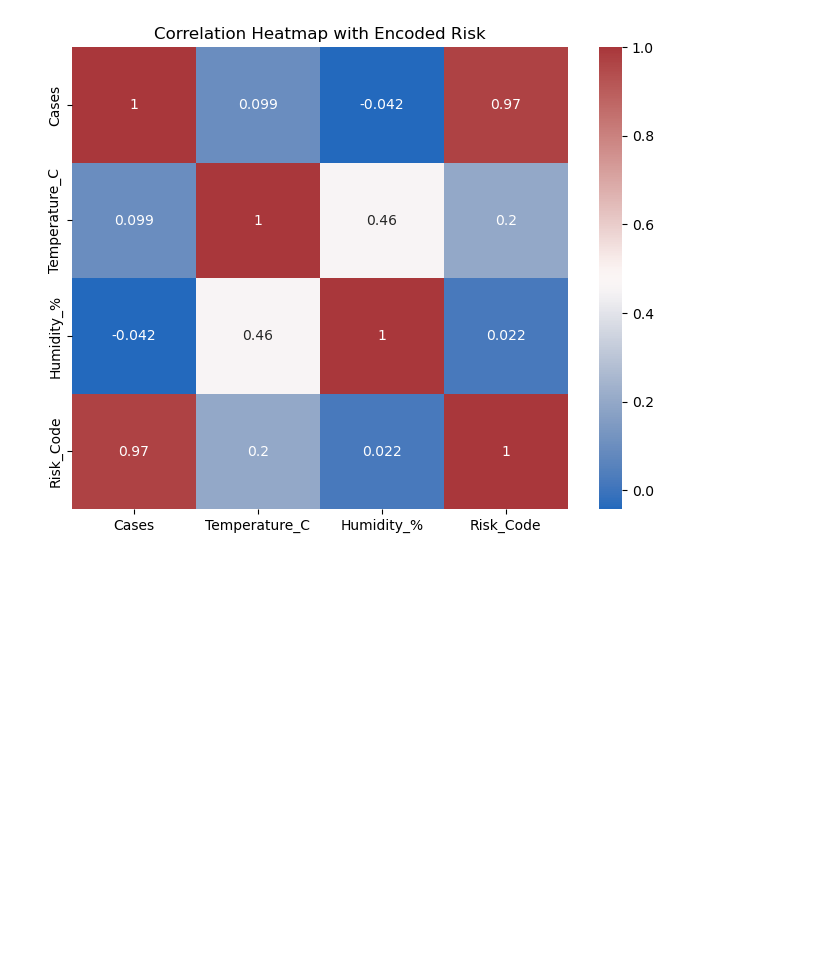
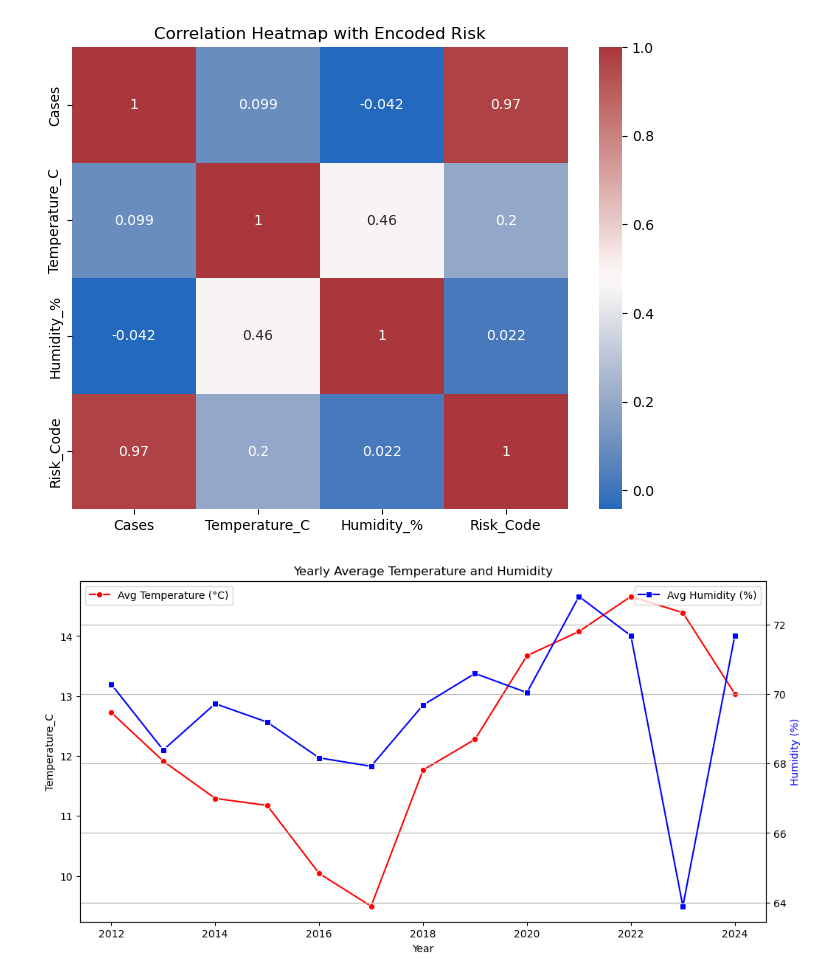
Before and after one commit to andreaxdeleon/GroupReportPRT564-Group15-, a Jupyter notebook: EDA (Classification focused).ipynb, the cells around one changed output. Cells and saved outputs as stored; diff of their text form; code cells hidden in the pictures; blank space fills up the shorter version.

```diff
--- a/EDA (Classification focused).ipynb
+++ b/EDA (Classification focused).ipynb
@@ -4,34 +4,40 @@ import numpy as np
 import seaborn as sns
 import matplotlib.pyplot as plt
 
+# Set random seed for reproducibility
 np.random.seed(0)
 
-# Define base monthly data
+# 1. Define base monthly case data
 df_monthly = pd.DataFrame({
     'Month': ["January", "February", "March", "April", "May", "June",
               "July", "August", "September", "October", "November", "December"],
     'Cases': [10, 6, 7, 19, 22, 23, 24, 20, 18, 10, 10, 4]
 })
 df_monthly['Month_Num'] = range(1, 13)
-df_monthly['Temperature_C'] = np.round(np.random.normal(loc=10 + 10 * np.sin((df_monthly['Month_Num'] - 1) / 12 * 2 * np.pi), scale=3), 1)
+
+# 2. Simulate temperature and humidity by month
+df_monthly['Temperature_C'] = np.round(
+    np.random.normal(loc=10 + 10 * np.sin((df_monthly['Month_Num'] - 1) / 12 * 2 * np.pi), scale=3), 1
+)
 df_monthly['Humidity_%'] = np.clip(np.random.normal(70, 10, size=len(df_monthly)), 40, 100).astype(int)
 
-# Expand by region
+# 3. Define regions and expand monthly data
 regions = [
     "East Midlands", "East of England", "London", "North East", "North West", "Scotland",
     "South East", "South West", "Wales", "West Midlands", "Yorkshire and The Humber"
 ]
 df_expanded = pd.concat([df_monthly.assign(Region=region) for region in regions], ignore_index=True)
 
-# Add variation and year
+# 4. Add regional variation to temp & humidity
 df_expanded['Temperature_C'] += np.random.normal(0, 1.5, len(df_expanded))
 df_expanded['Humidity_%'] += np.random.normal(0, 5, len(df_expanded))
 df_expanded['Humidity_%'] = df_expanded['Humidity_%'].clip(40, 100)
 
+# 5. Assign years
 years = np.tile(np.arange(2012, 2025), int(np.ceil(len(df_expanded) / 13)))[:len(df_expanded)]
 df_expanded['Year'] = years
 
-# Risk classification
+# 6. Risk classification based on case count
 df_expanded['Risk_Level'] = pd.cut(
     df_expanded['Cases'],
     bins=[-1, 6, 12, 18, np.inf],
@@ -43,3 +49,9 @@ df_expanded['Risk_Level'] = pd.Categorical(
     ordered=True
 )
 df_expanded['Risk_Code'] = df_expanded['Risk_Level'].cat.codes
+
+# 7. Compute yearly averages of temperature and humidity
+yearly_avg = df_expanded.groupby('Year')[['Temperature_C', 'Humidity_%']].mean().reset_index()
+
+# Show the first few rows of the final dataframe
+df_expanded.head()
@@ -63,30 +82,42 @@ plt.figure(figsize=(8, 6))
 sns.boxplot(data=df_expanded, x='Risk_Level', y='Humidity_%', hue='Risk_Level', palette='Set3', legend=False)
 plt.title("Humidity Distribution by Risk Level")
 plt.show()
 
 # 4. Temperature vs Humidity Scatter
 plt.figure(figsize=(8, 6))
 sns.scatterplot(data=df_expanded, x='Temperature_C', y='Humidity_%', hue='Risk_Level', palette='tab10')
 plt.title("Temperature vs Humidity by Risk Level")
 plt.show()
 
 # 5. Region-wise Risk Count
 plt.figure(figsize=(10, 8))
 sns.countplot(data=df_expanded, y='Region', hue='Risk_Level', order=df_expanded['Region'].value_counts().index, palette='Set2')
 plt.title("Region-wise Risk Level Distribution")
 plt.legend(title='Risk Level')
 plt.show()
 
 # 6. Correlation Heatmap
 plt.figure(figsize=(8, 6))
 corr_data = df_expanded[['Cases', 'Temperature_C', 'Humidity_%', 'Risk_Code']].corr()
 sns.heatmap(corr_data, annot=True, cmap='vlag')
 plt.title("Correlation Heatmap with Encoded Risk")
 plt.show()
+
+# 7. Yearly Average Temperature and Humidity
+plt.figure(figsize=(12, 6))
+sns.lineplot(data=yearly_avg, x='Year', y='Temperature_C', label='Avg Temperature (°C)', color='red', marker='o')
+ax2 = plt.gca().twinx()
+sns.lineplot(data=yearly_avg, x='Year', y='Humidity_%', label='Avg Humidity (%)', color='blue', marker='s', ax=ax2)
+plt.title("Yearly Average Temperature and Humidity")
+plt.gca().set_ylabel("Temperature (°C)", color='red')
+ax2.set_ylabel("Humidity (%)", color='blue')
+plt.grid(True)
+plt.show()
 # %% [output]
 [figure]
 [figure]
 [figure]
 [figure]
 [figure]
 [figure]
+[figure, added]
```
Also changed, not shown: parts of 1 cell of this notebook.
